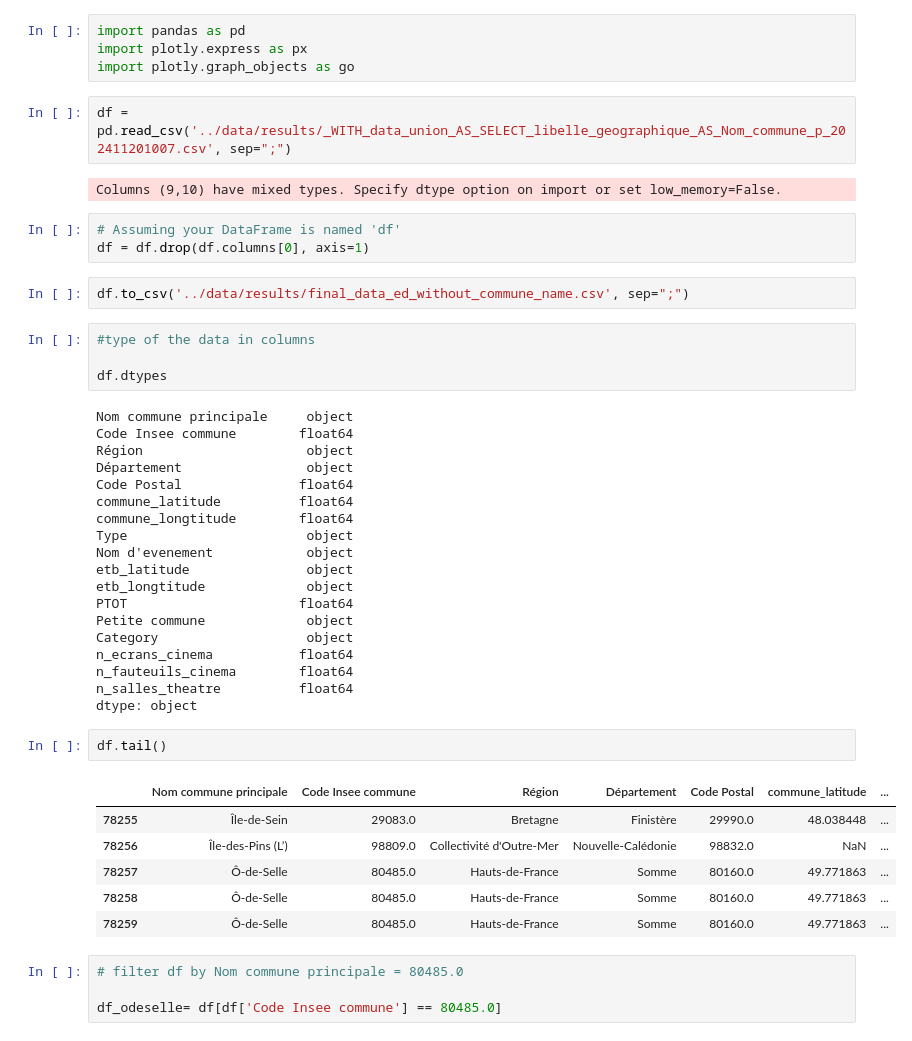
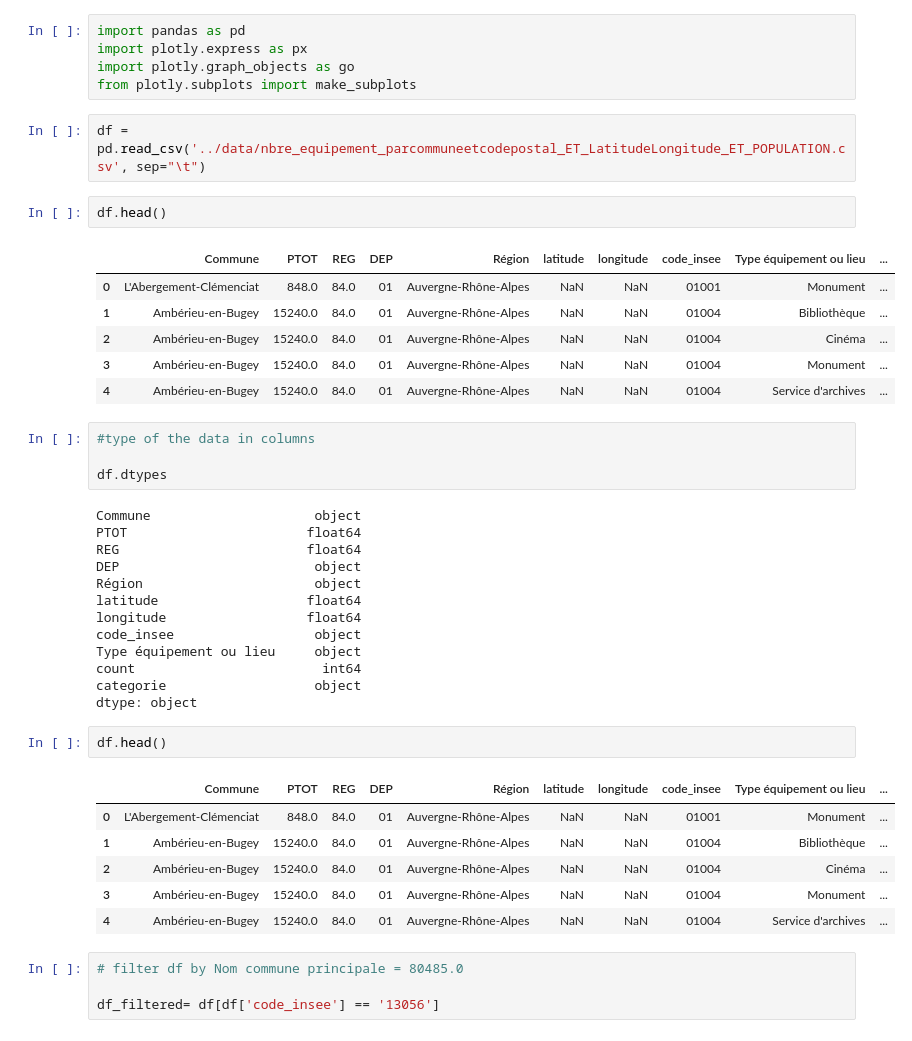
Before and after one commit to naloui1/Dataforgood, a Jupyter notebook: notebooks/visualisations.ipynb, the cells around one changed output. Cells and saved outputs as stored; diff of their text form.

```diff
--- a/notebooks/visualisations.ipynb
+++ b/notebooks/visualisations.ipynb
@@ -2,48 +2,45 @@
 import pandas as pd
 import plotly.express as px
 import plotly.graph_objects as go
+from plotly.subplots import make_subplots
 # %%
-df = pd.read_csv('../data/results/_WITH_data_union_AS_SELECT_libelle_geographique_AS_Nom_commune_p_202411201007.csv', sep=";")
+df = pd.read_csv('../data/nbre_equipement_parcommuneetcodepostal_ET_LatitudeLongitude_ET_POPULATION.csv', sep="\t")
-# %% [output]
-Columns (9,10) have mixed types. Specify dtype option on import or set low_memory=False.
-# %%
-# Assuming your DataFrame is named 'df'
-df = df.drop(df.columns[0], axis=1)
-# %%
-df.to_csv('../data/results/final_data_ed_without_commune_name.csv', sep=";")
+# %%
+df.head()
+# %% [output]
+|  | Commune | PTOT | REG | DEP | Région | latitude | longitude | code_insee | Type équipement ou lieu | ... |
+| 0 | L'Abergement-Clémenciat | 848.0 | 84.0 | 01 | Auvergne-Rhône-Alpes | NaN | NaN | 01001 | Monument | ... |
+| 1 | Ambérieu-en-Bugey | 15240.0 | 84.0 | 01 | Auvergne-Rhône-Alpes | NaN | NaN | 01004 | Bibliothèque | ... |
+| 2 | Ambérieu-en-Bugey | 15240.0 | 84.0 | 01 | Auvergne-Rhône-Alpes | NaN | NaN | 01004 | Cinéma | ... |
+| 3 | Ambérieu-en-Bugey | 15240.0 | 84.0 | 01 | Auvergne-Rhône-Alpes | NaN | NaN | 01004 | Monument | ... |
+| 4 | Ambérieu-en-Bugey | 15240.0 | 84.0 | 01 | Auvergne-Rhône-Alpes | NaN | NaN | 01004 | Service d'archives | ... |
 # %%
 #type of the data in columns
 
 df.dtypes
 # %% [output]
-Nom commune principale     object
-Code Insee commune        float64
-Région                     object
-Département                object
-Code Postal               float64
-commune_latitude          float64
-commune_longtitude        float64
-Type                       object
-Nom d'evenement            object
-etb_latitude               object
-etb_longtitude             object
-PTOT                      float64
-Petite commune             object
-Category                   object
-n_ecrans_cinema           float64
-n_fauteuils_cinema        float64
-n_salles_theatre          float64
+Commune                     object
+PTOT                       float64
+REG                        float64
+DEP                         object
+Région                      object
+latitude                   float64
+longitude                  float64
+code_insee                  object
+Type équipement ou lieu     object
+count                        int64
+categorie                   object
 dtype: object
 # %%
-df.tail()
+df.head()
 # %% [output]
-|  | Nom commune principale | Code Insee commune | Région | Département | Code Postal | commune_latitude | ... |
-| 78255 | Île-de-Sein | 29083.0 | Bretagne | Finistère | 29990.0 | 48.038448 | ... |
-| 78256 | Île-des-Pins (L’) | 98809.0 | Collectivité d'Outre-Mer | Nouvelle-Calédonie | 98832.0 | NaN | ... |
-| 78257 | Ô-de-Selle | 80485.0 | Hauts-de-France | Somme | 80160.0 | 49.771863 | ... |
-| 78258 | Ô-de-Selle | 80485.0 | Hauts-de-France | Somme | 80160.0 | 49.771863 | ... |
-| 78259 | Ô-de-Selle | 80485.0 | Hauts-de-France | Somme | 80160.0 | 49.771863 | ... |
+|  | Commune | PTOT | REG | DEP | Région | latitude | longitude | code_insee | Type équipement ou lieu | ... |
+| 0 | L'Abergement-Clémenciat | 848.0 | 84.0 | 01 | Auvergne-Rhône-Alpes | NaN | NaN | 01001 | Monument | ... |
+| 1 | Ambérieu-en-Bugey | 15240.0 | 84.0 | 01 | Auvergne-Rhône-Alpes | NaN | NaN | 01004 | Bibliothèque | ... |
+| 2 | Ambérieu-en-Bugey | 15240.0 | 84.0 | 01 | Auvergne-Rhône-Alpes | NaN | NaN | 01004 | Cinéma | ... |
+| 3 | Ambérieu-en-Bugey | 15240.0 | 84.0 | 01 | Auvergne-Rhône-Alpes | NaN | NaN | 01004 | Monument | ... |
+| 4 | Ambérieu-en-Bugey | 15240.0 | 84.0 | 01 | Auvergne-Rhône-Alpes | NaN | NaN | 01004 | Service d'archives | ... |
 # %%
 # filter df by Nom commune principale = 80485.0
 
-df_odeselle= df[df['Code Insee commune'] == 80485.0]
+df_filtered= df[df['code_insee'] == '13056']
```
Also changed, not shown: parts of 11 cells of this notebook, 1 other file.
